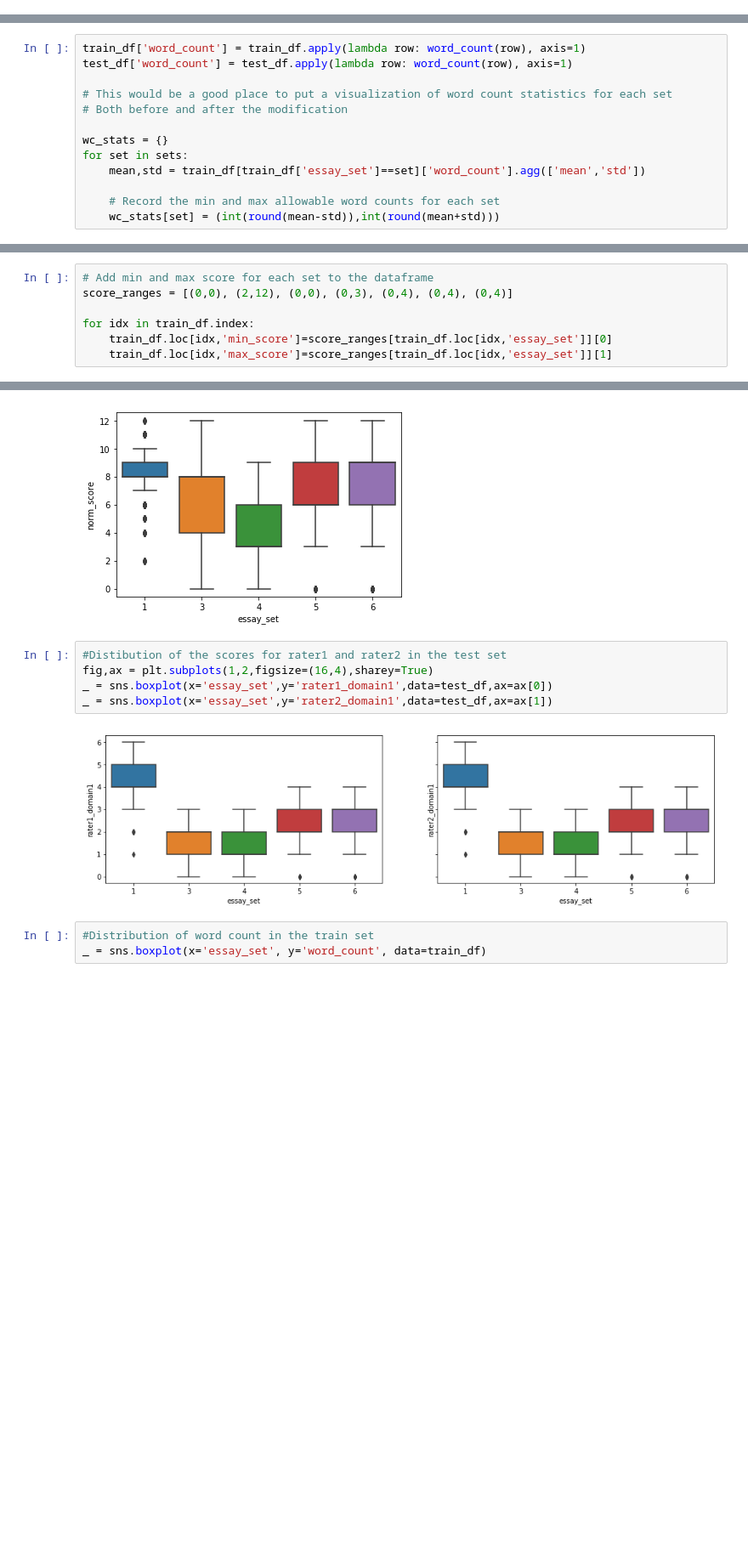
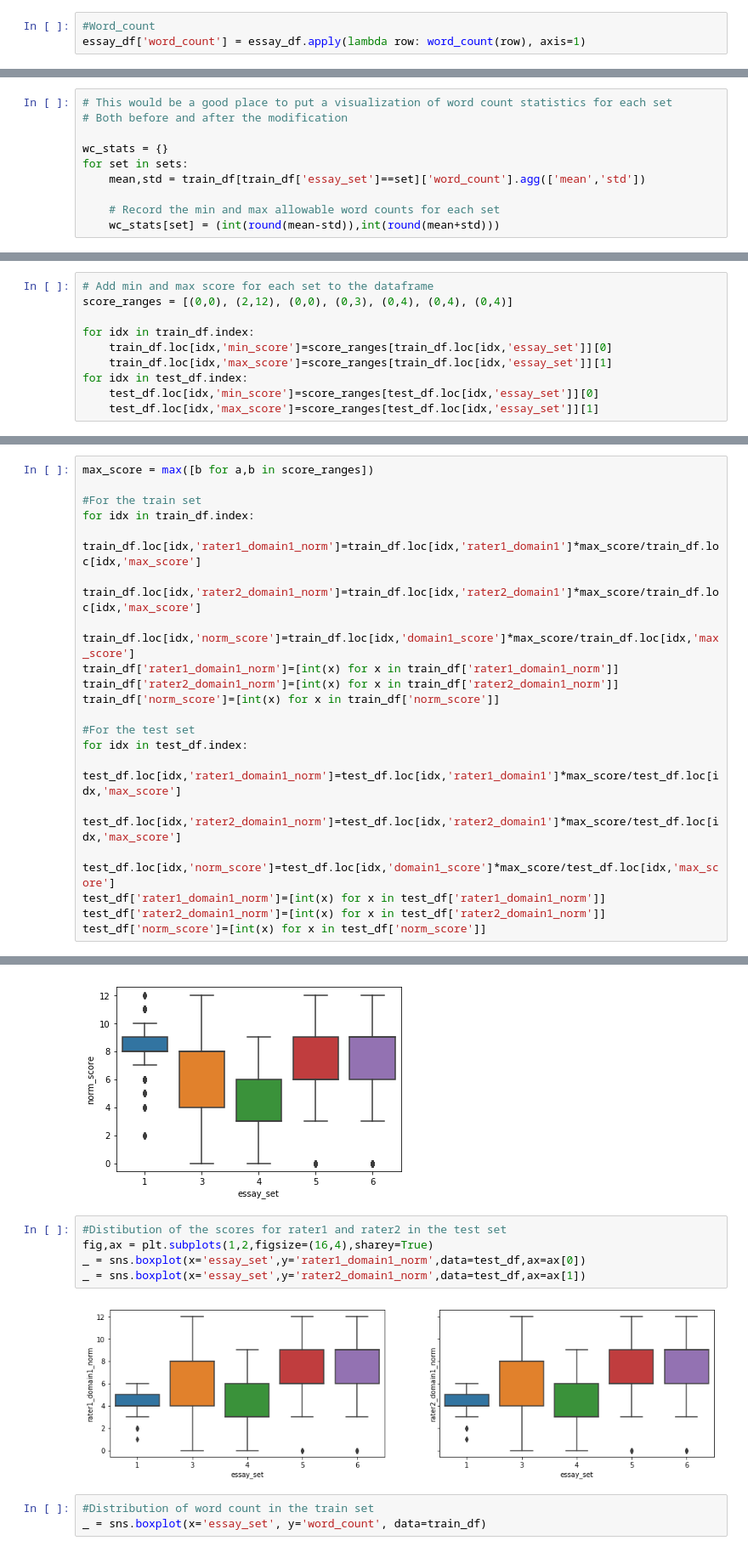
Before and after one commit to ac4391/EssayGrader, a Jupyter notebook: preprocess.ipynb, the cells around one changed output, grey strips where cells are left out. Shown: that part at 85% size. Drawn from its saved outputs; the diff is of its cells as text; blank space fills up the shorter version.

Commit message:
data_visu

```diff
--- a/preprocess.ipynb
+++ b/preprocess.ipynb
@@ -48,6 +48,9 @@ essay_df['essays_embed'] = vectorize_essays(essays, embed_size=embed_size, verbo
 # %% [output]
 Vectorizing essays...
 8884 Total Essays Vectorized!
+# %%
+#Word_count
+essay_df['word_count'] = essay_df.apply(lambda row: word_count(row), axis=1)
 # %% [markdown]
 Next we will partition the dataset into a larger dataset for training and validation, and
 a smaller dataset for testing.
@@ -69,9 +72,6 @@ Test dataset saved!
 # %% [markdown]
 We would also like to remove some outliers for word count. The chosen method is to examine each essay set individually due to large variations of lenghts between essay sets. For each essay set, remove essays that have word counts larger than 1 standard deviation greater than the mean.
 # %%
-train_df['word_count'] = train_df.apply(lambda row: word_count(row), axis=1)
-test_df['word_count'] = test_df.apply(lambda row: word_count(row), axis=1)
-
 # This would be a good place to put a visualization of word count statistics for each set
 # Both before and after the modification
 
@@ -118,3 +118,6 @@ score_ranges = [(0,0), (2,12), (0,0), (0,3), (0,4), (0,4), (0,4)]
 for idx in train_df.index:
     train_df.loc[idx,'min_score']=score_ranges[train_df.loc[idx,'essay_set']][0]
     train_df.loc[idx,'max_score']=score_ranges[train_df.loc[idx,'essay_set']][1]
+for idx in test_df.index:
+    test_df.loc[idx,'min_score']=score_ranges[test_df.loc[idx,'essay_set']][0]
+    test_df.loc[idx,'max_score']=score_ranges[test_df.loc[idx,'essay_set']][1]
@@ -126,3 +124,23 @@ train_df['norm_score']=[int(x) for x in train_df['norm_score']]
+# %%
+max_score = max([b for a,b in score_ranges])
+
+#For the train set
+for idx in train_df.index:
+    train_df.loc[idx,'rater1_domain1_norm']=train_df.loc[idx,'rater1_domain1']*max_score/train_df.loc[idx,'max_score']
+    train_df.loc[idx,'rater2_domain1_norm']=train_df.loc[idx,'rater2_domain1']*max_score/train_df.loc[idx,'max_score']
+    train_df.loc[idx,'norm_score']=train_df.loc[idx,'domain1_score']*max_score/train_df.loc[idx,'max_score']
+train_df['rater1_domain1_norm']=[int(x) for x in train_df['rater1_domain1_norm']]
+train_df['rater2_domain1_norm']=[int(x) for x in train_df['rater2_domain1_norm']]
+train_df['norm_score']=[int(x) for x in train_df['norm_score']]
+
+#For the test set
+for idx in test_df.index:
+    test_df.loc[idx,'rater1_domain1_norm']=test_df.loc[idx,'rater1_domain1']*max_score/test_df.loc[idx,'max_score']
+    test_df.loc[idx,'rater2_domain1_norm']=test_df.loc[idx,'rater2_domain1']*max_score/test_df.loc[idx,'max_score']
+    test_df.loc[idx,'norm_score']=test_df.loc[idx,'domain1_score']*max_score/test_df.loc[idx,'max_score']
+test_df['rater1_domain1_norm']=[int(x) for x in test_df['rater1_domain1_norm']]
+test_df['rater2_domain1_norm']=[int(x) for x in test_df['rater2_domain1_norm']]
+test_df['norm_score']=[int(x) for x in test_df['norm_score']]
 # %%
 # We no longer need the raw text from each essay
 drop_labels =['essay']
@@ -160,10 +178,10 @@ _ = sns.boxplot(x='essay_set', y='norm_score', data = train_df)
 # %%
 #Distibution of the scores for rater1 and rater2 in the test set
 fig,ax = plt.subplots(1,2,figsize=(16,4),sharey=True)
-_ = sns.boxplot(x='essay_set',y='rater1_domain1',data=test_df,ax=ax[0])
-_ = sns.boxplot(x='essay_set',y='rater2_domain1',data=test_df,ax=ax[1])
+_ = sns.boxplot(x='essay_set',y='rater1_domain1_norm',data=test_df,ax=ax[0])
+_ = sns.boxplot(x='essay_set',y='rater2_domain1_norm',data=test_df,ax=ax[1])
 # %% [output]
-[figure, old version]
+[figure, new version]
 # %%
 #Distribution of word count in the train set
 _ = sns.boxplot(x='essay_set', y='word_count', data=train_df)
```
Also changed, not shown: parts of 3 cells of this notebook, 2 other files.
